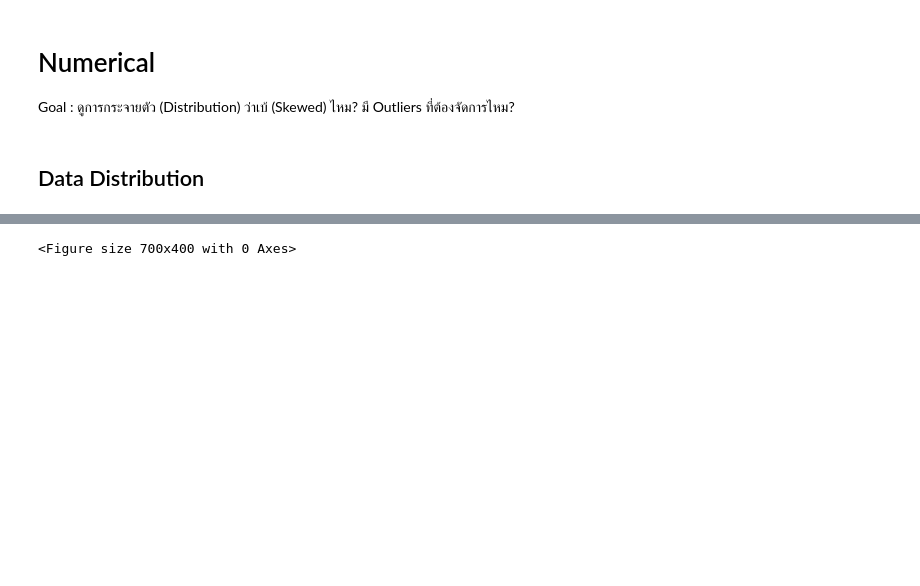
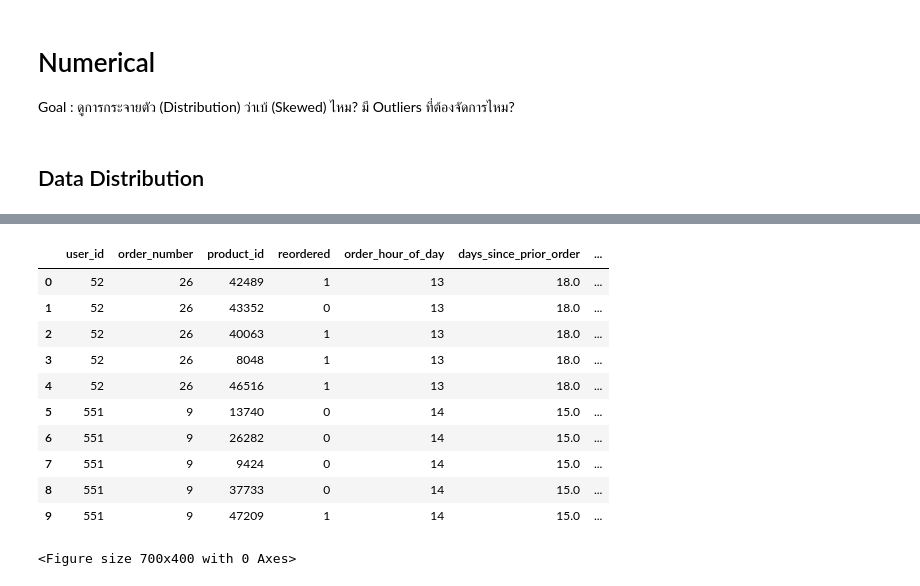
Before and after one commit to ppts2545/Instacart-Market-Basket-Analysis, a Jupyter notebook: notebooks/02_Exploratory_Data_Analysis/01_data_overview.ipynb, the cells around one changed output, grey strips where cells are left out. Saved outputs shown, nothing was run; the diff lists cells and outputs as text; code cells hidden in the pictures; blank space fills up the shorter version.

Commit message:
refactor structure of eda notebook

```diff
--- a/notebooks/02_Exploratory_Data_Analysis/01_data_overview.ipynb
+++ b/notebooks/02_Exploratory_Data_Analysis/01_data_overview.ipynb
@@ -72,3 +14,53 @@ order_number                         0
+# %%
+import sys
+from pathlib import Path
+
+# --- Configuration ---
+USE_SAMPLE = True
+
+# Resolve project root so notebook can run from any cwd
+PROJECT_ROOT = Path.cwd().resolve()
+if not (PROJECT_ROOT / "src").exists():
+    for parent in PROJECT_ROOT.parents:
+        if (parent / "src").exists() and (parent / "data").exists():
+            PROJECT_ROOT = parent
+            break
+
+if str(PROJECT_ROOT / "src") not in sys.path:
+    sys.path.insert(0, str(PROJECT_ROOT / "src"))
+
+from instacart_quality import load_eda_base
+
+# 1. Load standardized cleaned tables
+base_tables = load_eda_base(use_sample=USE_SAMPLE, project_root=PROJECT_ROOT)
+orders = base_tables["orders"]
+order_products = base_tables["order_products_prior"]
+
+# 2. Integrity check
+match_rate = order_products["order_id"].isin(orders["order_id"]).mean()
+if match_rate < 1.0:
+    print(f"Warning: order_id coverage gap = {(1 - match_rate) * 100:.2f}%")
+
+# 3. Merge for behavioral EDA
+df = order_products.merge(orders, on="order_id", how="left")
+
+# 4. Feature engineering: cumulative reorder per customer
+df = df.sort_values(["user_id", "order_number", "add_to_cart_order"]).reset_index(drop=True)
+df["cumulative_reorder_per_customer"] = df.groupby("user_id")["reordered"].cumsum()
+# %%
+df[['user_id', 'order_number', 'product_id', 'reordered','order_hour_of_day','days_since_prior_order','cumulative_reorder_per_customer']].head(10)
+# %% [output]
+|  | user_id | order_number | product_id | reordered | order_hour_of_day | days_since_prior_order | ... |
+| 0 | 52 | 26 | 42489 | 1 | 13 | 18.0 | ... |
+| 1 | 52 | 26 | 43352 | 0 | 13 | 18.0 | ... |
+| 2 | 52 | 26 | 40063 | 1 | 13 | 18.0 | ... |
+| 3 | 52 | 26 | 8048 | 1 | 13 | 18.0 | ... |
+| 4 | 52 | 26 | 46516 | 1 | 13 | 18.0 | ... |
+| 5 | 551 | 9 | 13740 | 0 | 14 | 15.0 | ... |
+| 6 | 551 | 9 | 26282 | 0 | 14 | 15.0 | ... |
+| 7 | 551 | 9 | 9424 | 0 | 14 | 15.0 | ... |
+| 8 | 551 | 9 | 37733 | 0 | 14 | 15.0 | ... |
+| 9 | 551 | 9 | 47209 | 1 | 14 | 15.0 | ... |
 # %%
 palette_level = {
     'Strong': '#c8553d',
```
Also changed, not shown: parts of 17 cells of this notebook, 6 other files.
